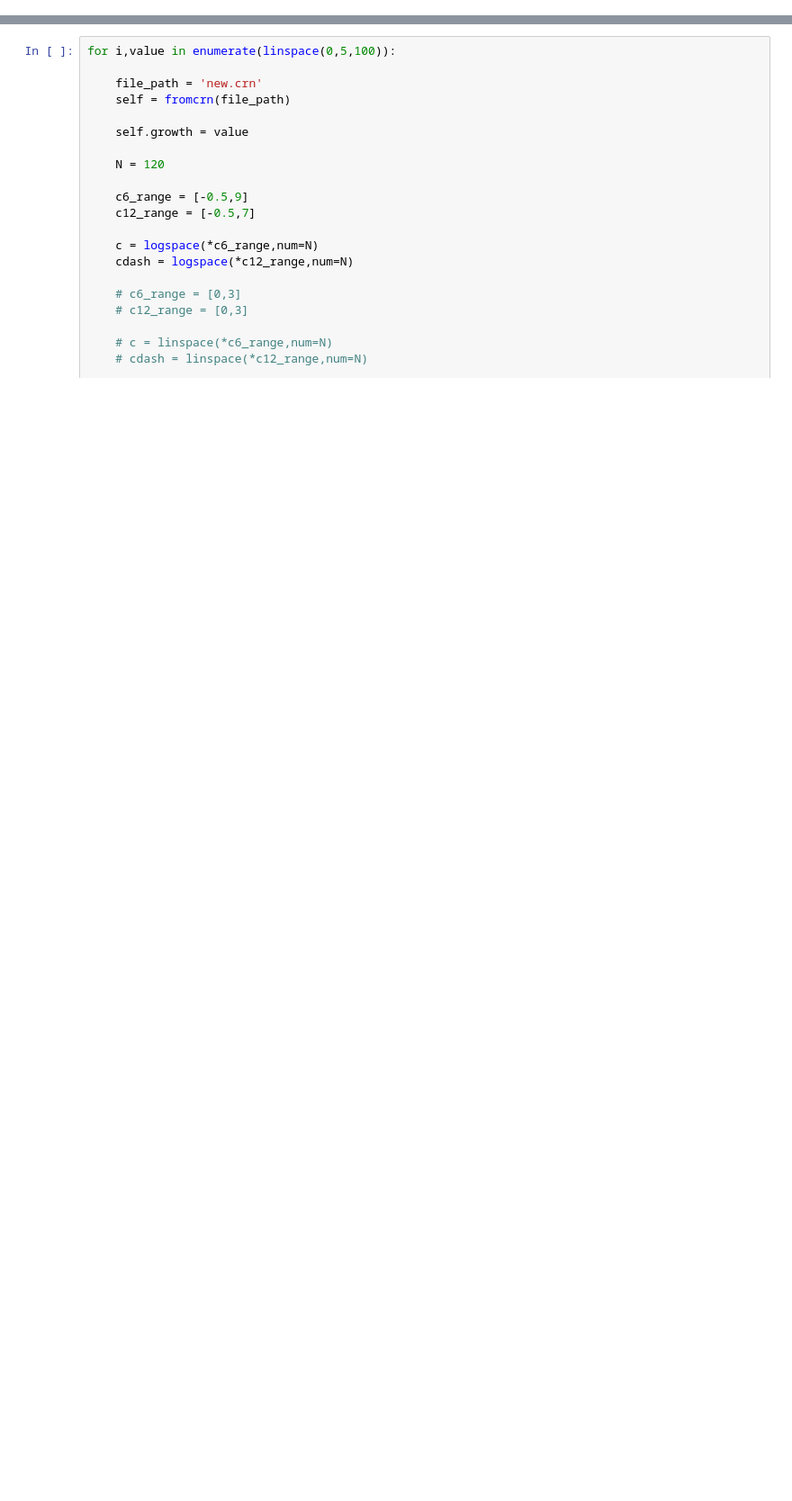
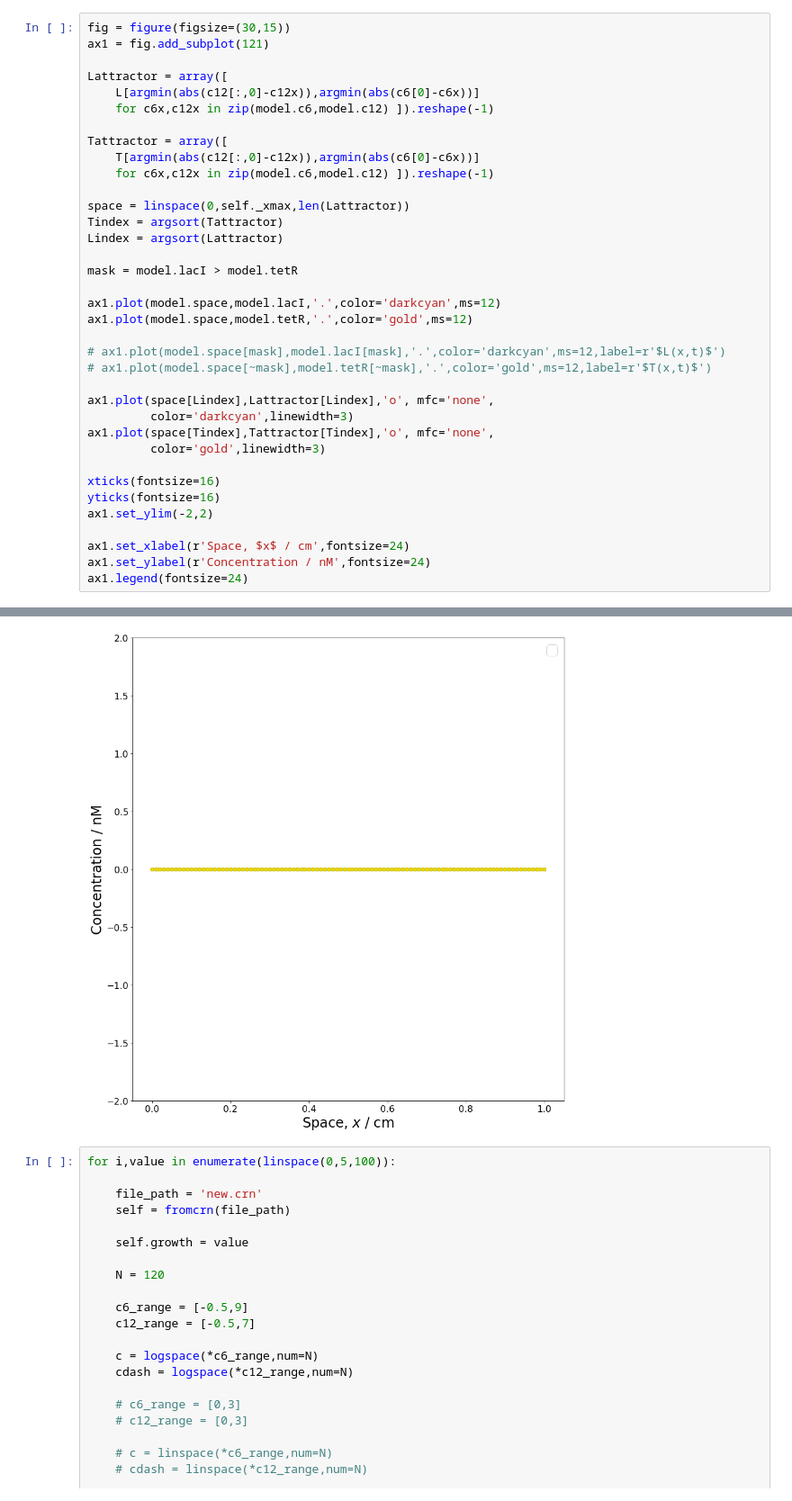
Before and after one commit to gszep/double-exclusive-reporter, a Jupyter notebook: whiteboard.ipynb, the cells around one changed output, grey strips where cells are left out. Shown at 90% size. Drawn from its saved outputs; the diff is of its cells as text; blank space fills up the shorter version.

```diff
--- a/whiteboard.ipynb
+++ b/whiteboard.ipynb
@@ -54,0 +223,37 @@ grid(True)
+# %%
+fig = figure(figsize=(30,15))
+ax1 = fig.add_subplot(121)
+
+Lattractor = array([
+    L[argmin(abs(c12[:,0]-c12x)),argmin(abs(c6[0]-c6x))]
+    for c6x,c12x in zip(model.c6,model.c12) ]).reshape(-1)
+
+Tattractor = array([
+    T[argmin(abs(c12[:,0]-c12x)),argmin(abs(c6[0]-c6x))]
+    for c6x,c12x in zip(model.c6,model.c12) ]).reshape(-1)
+
+space = linspace(0,self._xmax,len(Lattractor))
+Tindex = argsort(Tattractor)
+Lindex = argsort(Lattractor)
+
+mask = model.lacI > model.tetR
+
+ax1.plot(model.space,model.lacI,'.',color='darkcyan',ms=12)
+ax1.plot(model.space,model.tetR,'.',color='gold',ms=12)
+
+# ax1.plot(model.space[mask],model.lacI[mask],'.',color='darkcyan',ms=12,label=r'$L(x,t)$')
+# ax1.plot(model.space[~mask],model.tetR[~mask],'.',color='gold',ms=12,label=r'$T(x,t)$')
+
+ax1.plot(space[Lindex],Lattractor[Lindex],'o', mfc='none',
+         color='darkcyan',linewidth=3)
+ax1.plot(space[Tindex],Tattractor[Tindex],'o', mfc='none',
+         color='gold',linewidth=3)
+
+xticks(fontsize=16)
+yticks(fontsize=16)
+ax1.set_ylim(-2,2)
+
+ax1.set_xlabel(r'Space, $x$ / cm',fontsize=24)
+ax1.set_ylabel(r'Concentration / nM',fontsize=24)
+ax1.legend(fontsize=24)
+# %% [output]
@@ -55,3 +262,4 @@ grid(True)
+[figure, added]
 # %%
 for i,value in enumerate(linspace(0,5,100)):
 
```
Also changed, not shown: parts of 13 cells of this notebook, 13 other files.
